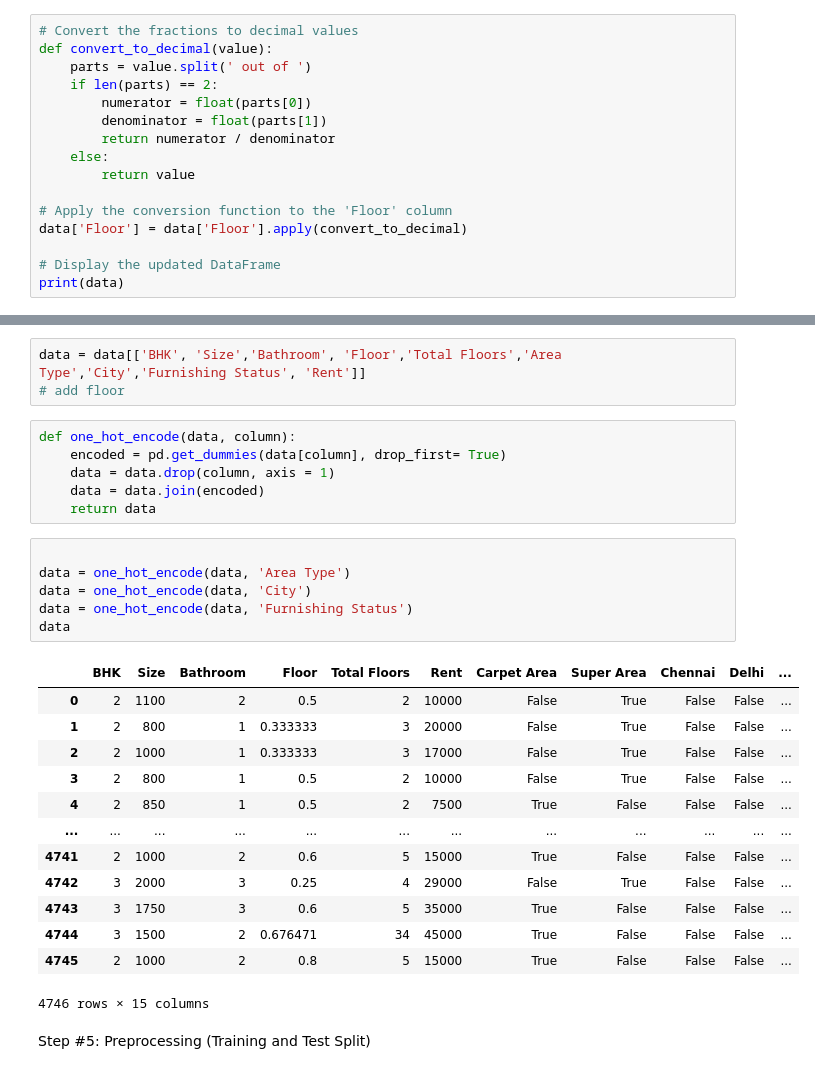
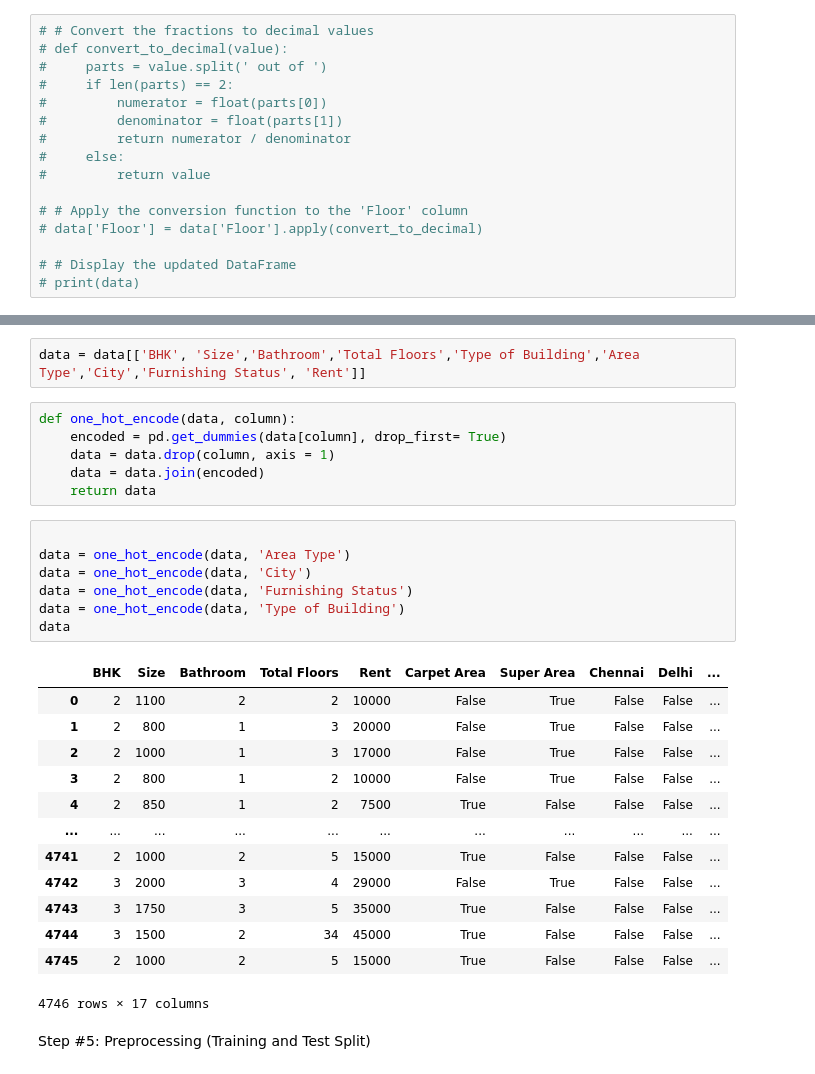
Before and after one commit to NathanaelAbrigo/ML-LabExer1, a Jupyter notebook: labexer.ipynb, the cells around one changed output, grey strips where cells are left out. Drawn from its saved outputs; the diff is of its cells as text.

Commit message:
Created a new column ‘Type of Building’ Added on the encoding procedure.
Removed 3rd attempt

```diff
--- a/labexer.ipynb
+++ b/labexer.ipynb
@@ -233,16 +272,16 @@ print(data.head(5))
 # %%
-# Convert the fractions to decimal values
-def convert_to_decimal(value):
-    parts = value.split(' out of ')
-    if len(parts) == 2:
-        numerator = float(parts[0])
-        denominator = float(parts[1])
-        return numerator / denominator
-    else:
-        return value
+# # Convert the fractions to decimal values
+# def convert_to_decimal(value):
+#     parts = value.split(' out of ')
+#     if len(parts) == 2:
+#         numerator = float(parts[0])
+#         denominator = float(parts[1])
+#         return numerator / denominator
+#     else:
+#         return value
 
-# Apply the conversion function to the 'Floor' column
-data['Floor'] = data['Floor'].apply(convert_to_decimal)
+# # Apply the conversion function to the 'Floor' column
+# data['Floor'] = data['Floor'].apply(convert_to_decimal)
 
-# Display the updated DataFrame
-print(data)
+# # Display the updated DataFrame
+# print(data)
@@ -267,8 +288,7 @@ print(data)
 # %% [markdown]
 Step #5: Preprocessing (Encoding)
 # %%
-data = data[['BHK', 'Size','Bathroom', 'Floor','Total Floors','Area Type','City','Furnishing Status', 'Rent']]
-# add floor
+data = data[['BHK', 'Size','Bathroom','Total Floors','Type of Building','Area Type','City','Furnishing Status', 'Rent']]
 # %%
 def one_hot_encode(data, column):
     encoded = pd.get_dummies(data[column], drop_first= True)
@@ -278,23 +298,24 @@ def one_hot_encode(data, column):
 # %%
 
 data = one_hot_encode(data, 'Area Type')
 data = one_hot_encode(data, 'City')
 data = one_hot_encode(data, 'Furnishing Status')
+data = one_hot_encode(data, 'Type of Building')
 data
 # %% [output]
-|  | BHK | Size | Bathroom | Floor | Total Floors | Rent | Carpet Area | Super Area | Chennai | Delhi | ... |
-| 0 | 2 | 1100 | 2 | 0.5 | 2 | 10000 | False | True | False | False | ... |
-| 1 | 2 | 800 | 1 | 0.333333 | 3 | 20000 | False | True | False | False | ... |
-| 2 | 2 | 1000 | 1 | 0.333333 | 3 | 17000 | False | True | False | False | ... |
-| 3 | 2 | 800 | 1 | 0.5 | 2 | 10000 | False | True | False | False | ... |
-| 4 | 2 | 850 | 1 | 0.5 | 2 | 7500 | True | False | False | False | ... |
-| ... | ... | ... | ... | ... | ... | ... | ... | ... | ... | ... | ... |
-| 4741 | 2 | 1000 | 2 | 0.6 | 5 | 15000 | True | False | False | False | ... |
-| 4742 | 3 | 2000 | 3 | 0.25 | 4 | 29000 | False | True | False | False | ... |
-| 4743 | 3 | 1750 | 3 | 0.6 | 5 | 35000 | True | False | False | False | ... |
-| 4744 | 3 | 1500 | 2 | 0.676471 | 34 | 45000 | True | False | False | False | ... |
-| 4745 | 2 | 1000 | 2 | 0.8 | 5 | 15000 | True | False | False | False | ... |
+|  | BHK | Size | Bathroom | Total Floors | Rent | Carpet Area | Super Area | Chennai | Delhi | ... |
+| 0 | 2 | 1100 | 2 | 2 | 10000 | False | True | False | False | ... |
+| 1 | 2 | 800 | 1 | 3 | 20000 | False | True | False | False | ... |
+| 2 | 2 | 1000 | 1 | 3 | 17000 | False | True | False | False | ... |
+| 3 | 2 | 800 | 1 | 2 | 10000 | False | True | False | False | ... |
+| 4 | 2 | 850 | 1 | 2 | 7500 | True | False | False | False | ... |
+| ... | ... | ... | ... | ... | ... | ... | ... | ... | ... | ... |
+| 4741 | 2 | 1000 | 2 | 5 | 15000 | True | False | False | False | ... |
+| 4742 | 3 | 2000 | 3 | 4 | 29000 | False | True | False | False | ... |
+| 4743 | 3 | 1750 | 3 | 5 | 35000 | True | False | False | False | ... |
+| 4744 | 3 | 1500 | 2 | 34 | 45000 | True | False | False | False | ... |
+| 4745 | 2 | 1000 | 2 | 5 | 15000 | True | False | False | False | ... |
-4746 rows × 15 columns
+4746 rows × 17 columns
 # %% [markdown]
 Step #5: Preprocessing (Training and Test Split)
 # %%
```
Also changed, not shown: parts of 6 cells of this notebook.
